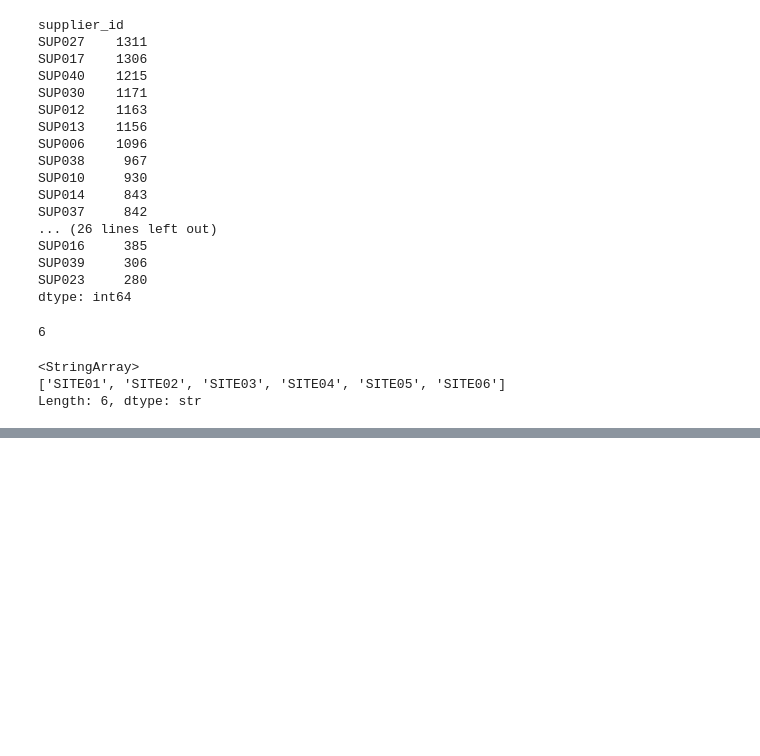
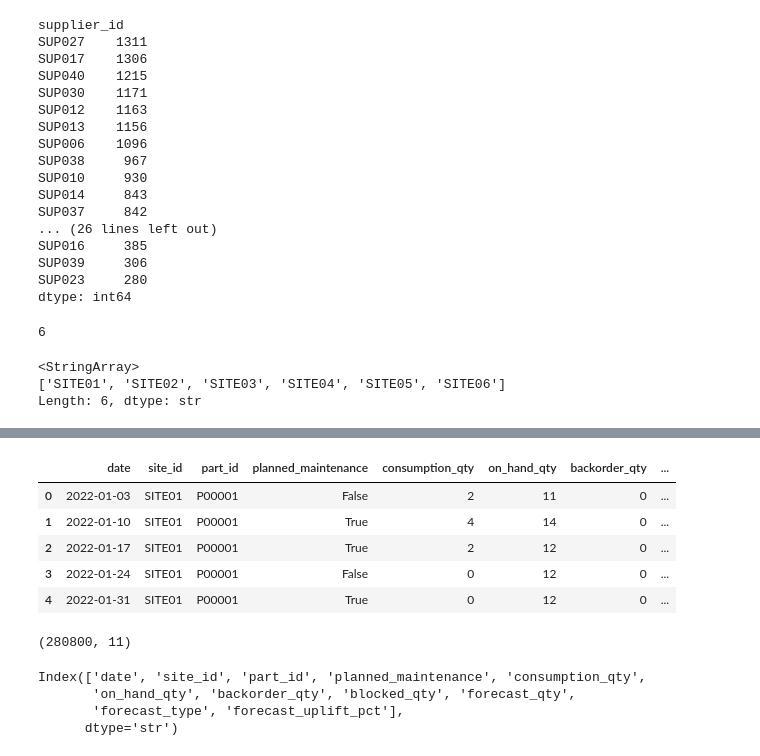
Before and after one commit to SeanNeedham/AeroFlow-Supply-Chain-Analytics, a Jupyter notebook: Python/01_data_profiling.ipynb, the cells around one changed output, grey strips where cells are left out. Drawn from its saved outputs; the diff is of its cells as text; code cells hidden in the pictures; blank space fills up the shorter version.

```diff
--- a/Python/01_data_profiling.ipynb
+++ b/Python/01_data_profiling.ipynb
@@ -511,0 +714,9 @@ Overall, the purchase order data is structurally consistent. The main findings r
+# %%
+supply_chain_history.head()
+# %% [output]
+|  | date | site_id | part_id | planned_maintenance | consumption_qty | on_hand_qty | backorder_qty | ... |
+| 0 | 2022-01-03 | SITE01 | P00001 | False | 2 | 11 | 0 | ... |
+| 1 | 2022-01-10 | SITE01 | P00001 | True | 4 | 14 | 0 | ... |
+| 2 | 2022-01-17 | SITE01 | P00001 | True | 2 | 12 | 0 | ... |
+| 3 | 2022-01-24 | SITE01 | P00001 | False | 0 | 12 | 0 | ... |
+| 4 | 2022-01-31 | SITE01 | P00001 | True | 0 | 12 | 0 | ... |
@@ -511,0 +725,11 @@ Overall, the purchase order data is structurally consistent. The main findings r
+# %%
+supply_chain_history.shape
+# %% [output]
+(280800, 11)
+# %%
+supply_chain_history.columns
+# %% [output]
+Index(['date', 'site_id', 'part_id', 'planned_maintenance', 'consumption_qty',
+       'on_hand_qty', 'backorder_qty', 'blocked_qty', 'forecast_qty',
+       'forecast_type', 'forecast_uplift_pct'],
+      dtype='str')
```
Also changed, not shown: parts of 80 cells of this notebook.
